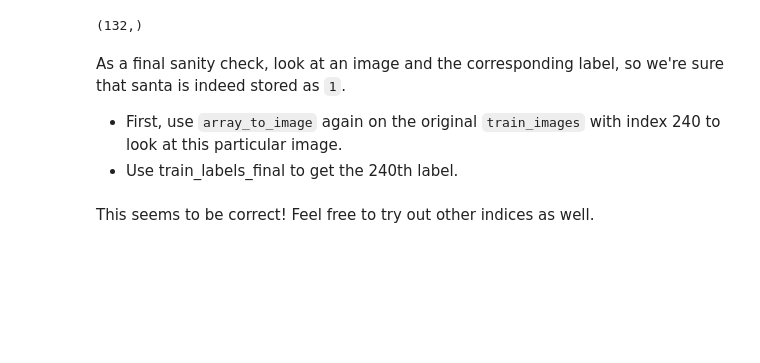
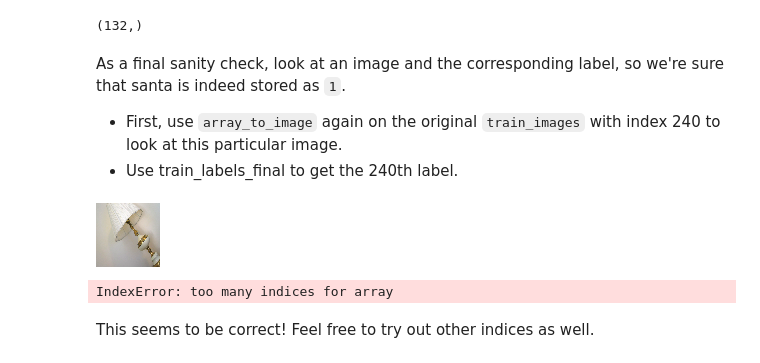
Before and after one commit to j-asonwang/dsc-04-40-03-introduction-to-neural-networks-lab-nyc-ds-career-012819, a Jupyter notebook: index.ipynb, the cells around one changed output. Saved outputs shown, nothing was run; the diff lists cells and outputs as text; code cells hidden in the pictures; blank space fills up the shorter version.

```diff
--- a/index.ipynb
+++ b/index.ipynb
@@ -227,9 +227,14 @@ As a final sanity check, look at an image and the corresponding label, so we're
 - Use train_labels_final to get the 240th label.
 # %%
 #Your code here; preview train images 240
-array_to_img(train)
+array_to_img(train_images[240])
+# %% [output]
+[figure, added]
 # %%
 #Your code here; preview train labels 240
+train_labels_final[:,240]
+# %% [output]
+IndexError: too many indices for array
 # %% [markdown]
 This seems to be correct! Feel free to try out other indices as well.
 # %% [markdown]
```
Also changed, not shown: parts of 2 cells of this notebook.
